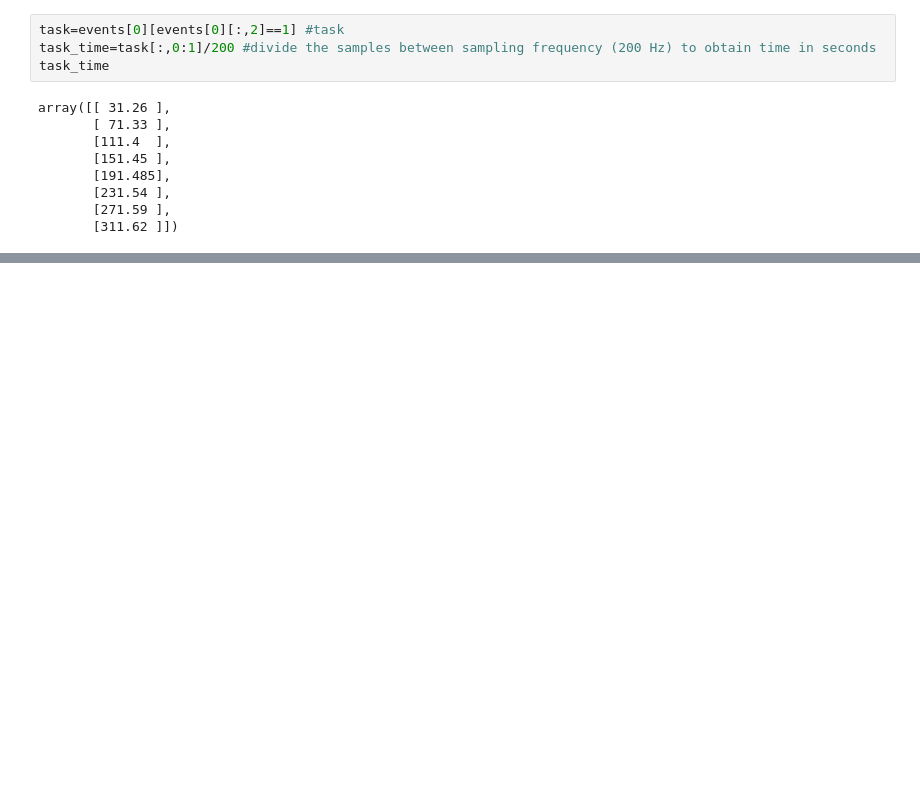
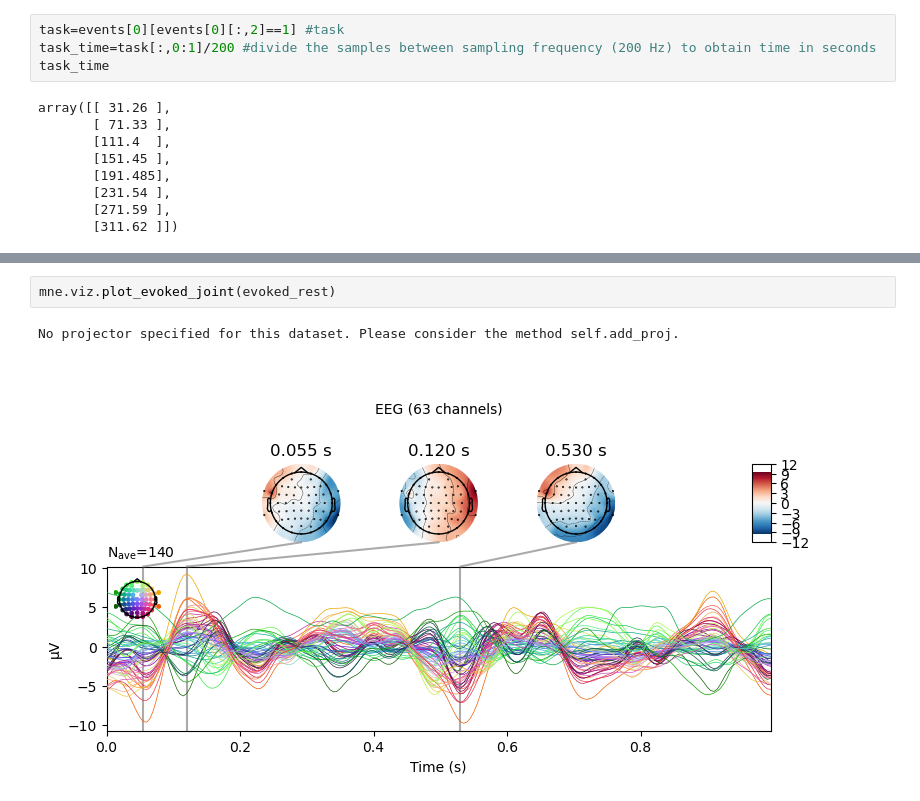
Before and after one commit to mrpotato180/final_project_neuroim, a Jupyter notebook: EEG_Analysis_Ernest_2.ipynb, the cells around one changed output, grey strips where cells are left out. Drawn from its saved outputs; the diff is of its cells as text; blank space fills up the shorter version.

```diff
--- a/EEG_Analysis_Ernest_2.ipynb
+++ b/EEG_Analysis_Ernest_2.ipynb
@@ -230,0 +270,5 @@ Applying a custom ('EEG',) reference.
+# %%
+mne.viz.plot_evoked_joint(evoked_rest)
+# %% [output]
+No projector specified for this dataset. Please consider the method self.add_proj.
+[figure, added]
```
Also changed, not shown: parts of 26 cells of this notebook.
